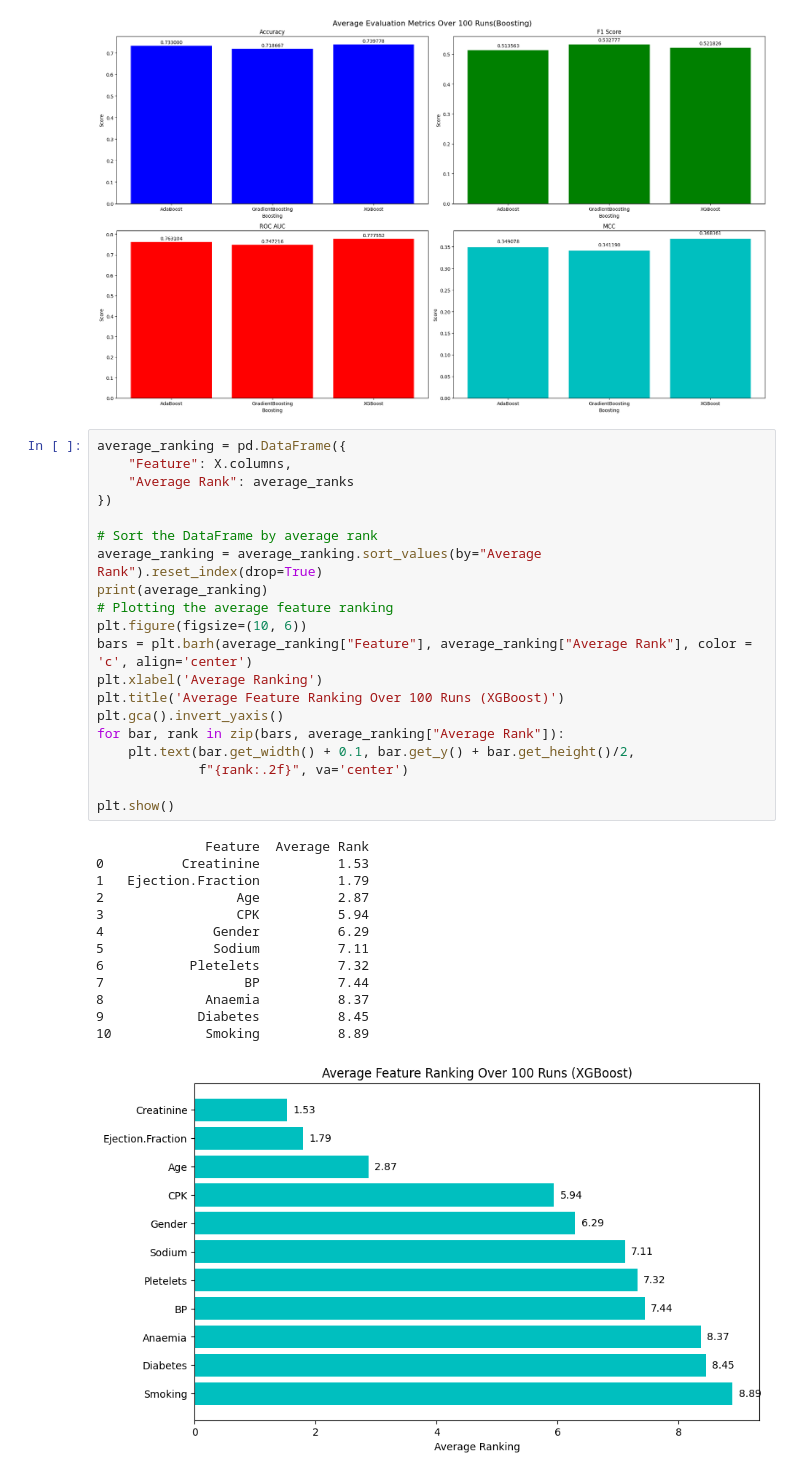
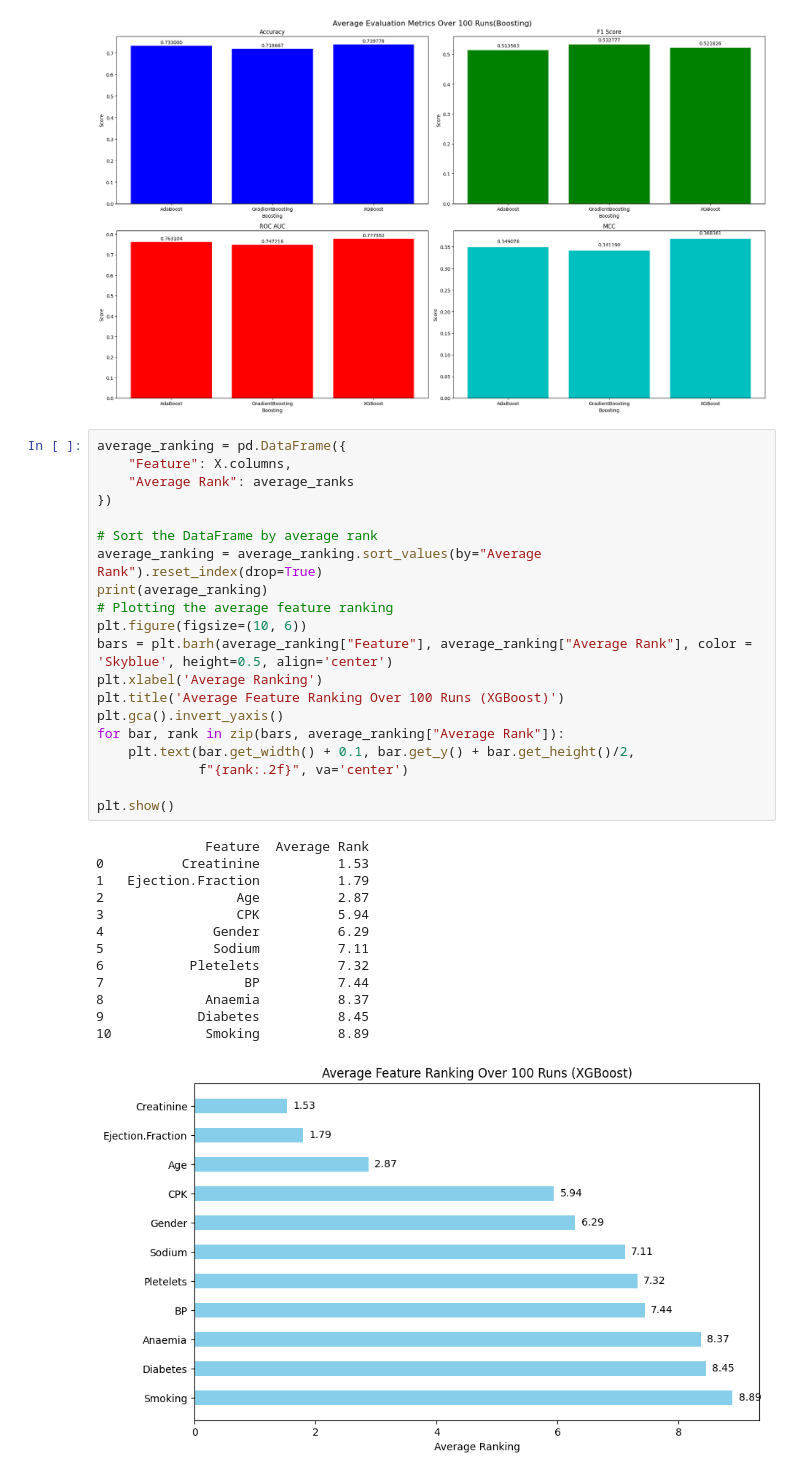
Before and after one commit to LiChenyang0820/DSThinkingProject, a Jupyter notebook: model/boosting/Boosting_XGboost.ipynb, the cells around one changed output. Saved outputs shown, nothing was run; the diff lists cells and outputs as text.

```diff
--- a/model/boosting/Boosting_XGboost.ipynb
+++ b/model/boosting/Boosting_XGboost.ipynb
@@ -226,32 +226,32 @@ average_ranking = pd.DataFrame({
     "Feature": X.columns,
     "Average Rank": average_ranks
 })
 
 # Sort the DataFrame by average rank
 average_ranking = average_ranking.sort_values(by="Average Rank").reset_index(drop=True)
 print(average_ranking)
 # Plotting the average feature ranking
 plt.figure(figsize=(10, 6))
-bars = plt.barh(average_ranking["Feature"], average_ranking["Average Rank"], color = 'c', align='center')
+bars = plt.barh(average_ranking["Feature"], average_ranking["Average Rank"], color = 'Skyblue', height=0.5, align='center')
 plt.xlabel('Average Ranking')
 plt.title('Average Feature Ranking Over 100 Runs (XGBoost)')
 plt.gca().invert_yaxis()
 for bar, rank in zip(bars, average_ranking["Average Rank"]):
     plt.text(bar.get_width() + 0.1, bar.get_y() + bar.get_height()/2,
              f"{rank:.2f}", va='center')
 
 plt.show()
 # %% [output]
               Feature  Average Rank
 0          Creatinine          1.53
 1   Ejection.Fraction          1.79
 2                 Age          2.87
 3                 CPK          5.94
 4              Gender          6.29
 5              Sodium          7.11
 6           Pletelets          7.32
 7                  BP          7.44
 8             Anaemia          8.37
 9            Diabetes          8.45
 10            Smoking          8.89
-[figure, old version]
+[figure, new version]
```
Also changed, not shown: 1 other file.
